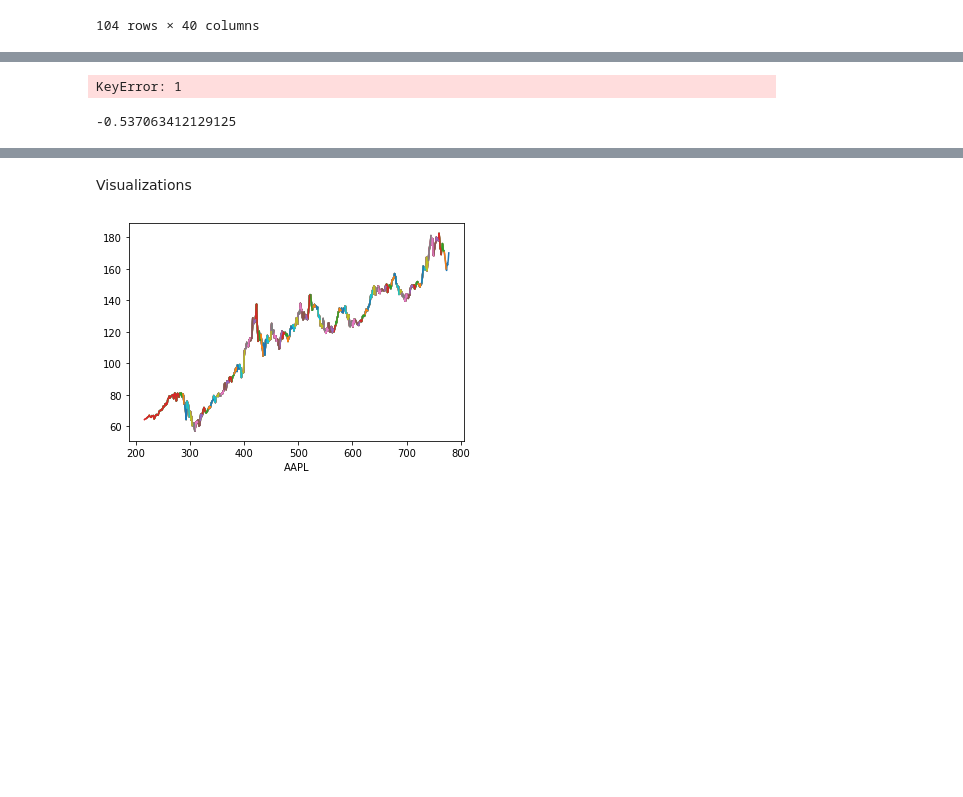
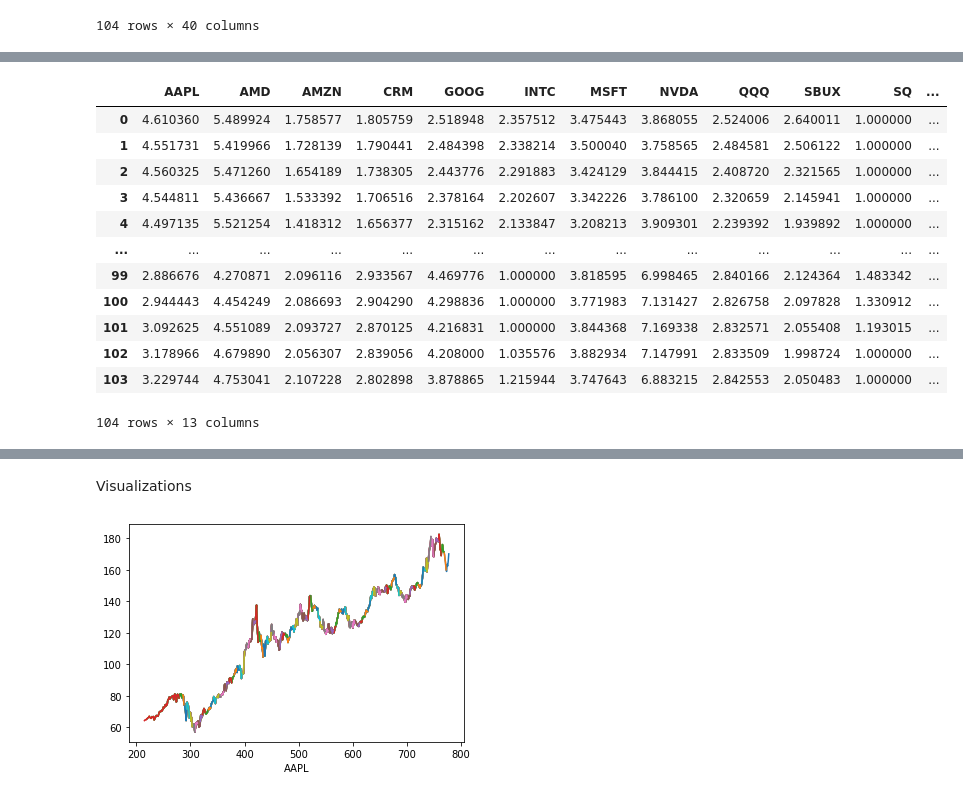
Before and after one commit to applewjr/Stock_Projects, a Jupyter notebook: pred_open.ipynb, the cells around one changed output, grey strips where cells are left out. Saved outputs shown, nothing was run; the diff lists cells and outputs as text; code cells hidden in the pictures; blank space fills up the shorter version.

Commit message:
finished dynamic baseline foundation

```diff
--- a/pred_open.ipynb
+++ b/pred_open.ipynb
@@ -128,7 +133,7 @@ contrib_amt = [5.00, 3.75, 2.50, 1.25, 2.50, 3.75, 2.50, 3.75, 2.50, 2.50, 2.50,
 # contrib_amt = [25]
 # contrib_amt = [350, 50, 100] # for 3 index list
 
-baseline_total_contrib = 45
+baseline_total_contrib = 40
 
 
 
@@ -669,23 +610,40 @@ df_baseline
-# %%
-################################# I/P
-
-### in the raw numbers, even beforre getting slope, I need to normalize by dividing all numbers by row 0 of themselves (so they all start at 1)
-### next, add the abs(min(value))
-### next, get the ratio (add up to 1)
-### then multiply by 1 + contrib total - amount of stocks
-# this will normalize for raw price and only account for slope in a comparative way
-
-df_baseline2 = pd.DataFrame()
-
-for j in stock_list:
-    for i, v in enumerate(df_baseline):
-        df_baseline2[i][j] = df_baseline[i][j] + np.min(df_baseline.iloc[i])
-
-df_baseline2
-# %% [output]
-KeyError: 1
-# %%
-np.min(df_baseline.iloc[0])
-# %% [output]
--0.537063412129125
+# %%
+df_baseline = pd.DataFrame()
+# add_index = np.arange(1,len(dataframes_baseline)+1)
+# df_baseline['Index'] = add_index
+
+for j in stock_list:
+    nlist = []
+
+    for e in reversed(range(len(dataframes_baseline))):
+        nlist.append(dataframes_baseline['data' + str(e)][str(j) + ' slope'].iloc[baseline_roll_days-1])
+
+    df_baseline[str(j)] = pd.DataFrame(nlist)
+
+for i, v in enumerate(df_baseline.iloc):
+    if np.min(df_baseline.iloc[i]) > 0:
+        df_baseline.iloc[i] = df_baseline.iloc[i] - np.min(df_baseline.iloc[i]) # add the min stock of the series (smallest will be 0)
+    else:
+        df_baseline.iloc[i] = df_baseline.iloc[i] + abs(np.min(df_baseline.iloc[i]))
+    df_baseline.iloc[i] = df_baseline.iloc[i] / np.sum(df_baseline.iloc[i]) # get the ratio (add up to 1)
+    df_baseline.iloc[i] = 1 + (df_baseline.iloc[i] * (baseline_total_contrib - len(stock_list))) # get the true baseline buy in price, minimum will be 1
+
+
+df_baseline.to_csv(f'C:/Users/james/OneDrive/Desktop/Projects/Stocks_1/df_baseline_{ymdt}.csv', index = False)
+
+df_baseline
+# %% [output]
+|  | AAPL | AMD | AMZN | CRM | GOOG | INTC | MSFT | NVDA | QQQ | SBUX | SQ | ... |
+| 0 | 4.610360 | 5.489924 | 1.758577 | 1.805759 | 2.518948 | 2.357512 | 3.475443 | 3.868055 | 2.524006 | 2.640011 | 1.000000 | ... |
+| 1 | 4.551731 | 5.419966 | 1.728139 | 1.790441 | 2.484398 | 2.338214 | 3.500040 | 3.758565 | 2.484581 | 2.506122 | 1.000000 | ... |
+| 2 | 4.560325 | 5.471260 | 1.654189 | 1.738305 | 2.443776 | 2.291883 | 3.424129 | 3.844415 | 2.408720 | 2.321565 | 1.000000 | ... |
+| 3 | 4.544811 | 5.436667 | 1.533392 | 1.706516 | 2.378164 | 2.202607 | 3.342226 | 3.786100 | 2.320659 | 2.145941 | 1.000000 | ... |
+| 4 | 4.497135 | 5.521254 | 1.418312 | 1.656377 | 2.315162 | 2.133847 | 3.208213 | 3.909301 | 2.239392 | 1.939892 | 1.000000 | ... |
+| ... | ... | ... | ... | ... | ... | ... | ... | ... | ... | ... | ... | ... |
+| 99 | 2.886676 | 4.270871 | 2.096116 | 2.933567 | 4.469776 | 1.000000 | 3.818595 | 6.998465 | 2.840166 | 2.124364 | 1.483342 | ... |
+| 100 | 2.944443 | 4.454249 | 2.086693 | 2.904290 | 4.298836 | 1.000000 | 3.771983 | 7.131427 | 2.826758 | 2.097828 | 1.330912 | ... |
+| 101 | 3.092625 | 4.551089 | 2.093727 | 2.870125 | 4.216831 | 1.000000 | 3.844368 | 7.169338 | 2.832571 | 2.055408 | 1.193015 | ... |
+| 102 | 3.178966 | 4.679890 | 2.056307 | 2.839056 | 4.208000 | 1.035576 | 3.882934 | 7.147991 | 2.833509 | 1.998724 | 1.000000 | ... |
+| 103 | 3.229744 | 4.753041 | 2.107228 | 2.802898 | 3.878865 | 1.215944 | 3.747643 | 6.883215 | 2.842553 | 2.050483 | 1.000000 | ... |
+104 rows × 13 columns
 # %%
```
Also changed, not shown: parts of 18 cells of this notebook.
